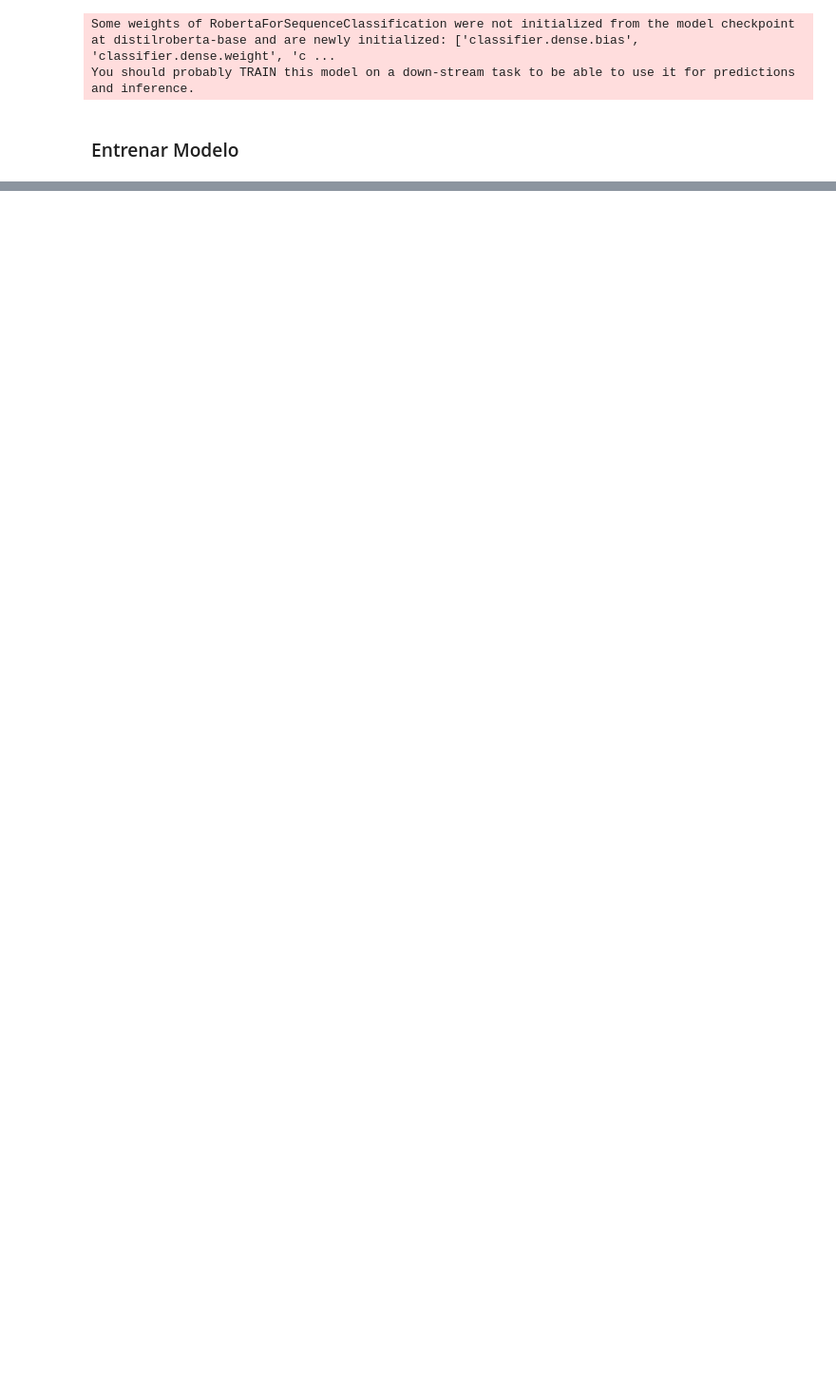
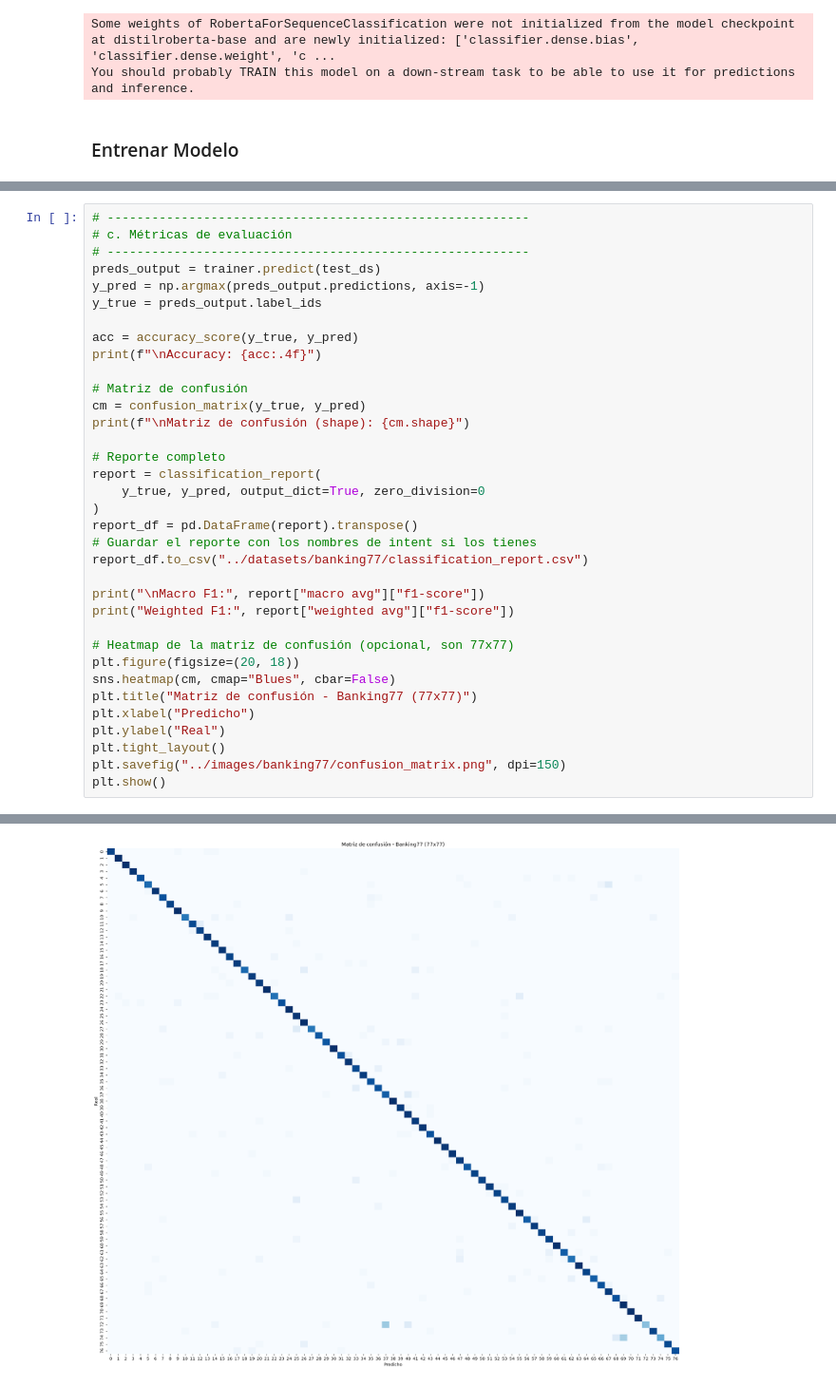
Before and after one commit to fvcastellanos/uni-cognit-systems, a Jupyter notebook: notebooks/Actividad-2-llm.ipynb, the cells around one changed output, grey strips where cells are left out. Shown at 95% size. Cells and saved outputs as stored; diff of their text form; blank space fills up the shorter version.

```diff
--- a/notebooks/Actividad-2-llm.ipynb
+++ b/notebooks/Actividad-2-llm.ipynb
@@ -502,0 +514,36 @@ TrainOutput(global_step=1878, training_loss=1.5642963100673037, metrics={'train_
+# %%
+# ---------------------------------------------------------
+# c. Métricas de evaluación
+# ---------------------------------------------------------
+preds_output = trainer.predict(test_ds)
+y_pred = np.argmax(preds_output.predictions, axis=-1)
+y_true = preds_output.label_ids
+
+acc = accuracy_score(y_true, y_pred)
+print(f"\nAccuracy: {acc:.4f}")
+
+# Matriz de confusión
+cm = confusion_matrix(y_true, y_pred)
+print(f"\nMatriz de confusión (shape): {cm.shape}")
+
+# Reporte completo
+report = classification_report(
+    y_true, y_pred, output_dict=True, zero_division=0
+)
+report_df = pd.DataFrame(report).transpose()
+# Guardar el reporte con los nombres de intent si los tienes
+report_df.to_csv("../datasets/banking77/classification_report.csv")
+
+print("\nMacro F1:", report["macro avg"]["f1-score"])
+print("Weighted F1:", report["weighted avg"]["f1-score"])
+
+# Heatmap de la matriz de confusión (opcional, son 77x77)
+plt.figure(figsize=(20, 18))
+sns.heatmap(cm, cmap="Blues", cbar=False)
+plt.title("Matriz de confusión - Banking77 (77x77)")
+plt.xlabel("Predicho")
+plt.ylabel("Real")
+plt.tight_layout()
+plt.savefig("../images/banking77/confusion_matrix.png", dpi=150)
+plt.show()
+# %% [output]
@@ -502,0 +557 @@ TrainOutput(global_step=1878, training_loss=1.5642963100673037, metrics={'train_
+[figure, added]
```
Also changed, not shown: parts of 32 cells of this notebook, 2 other files.
